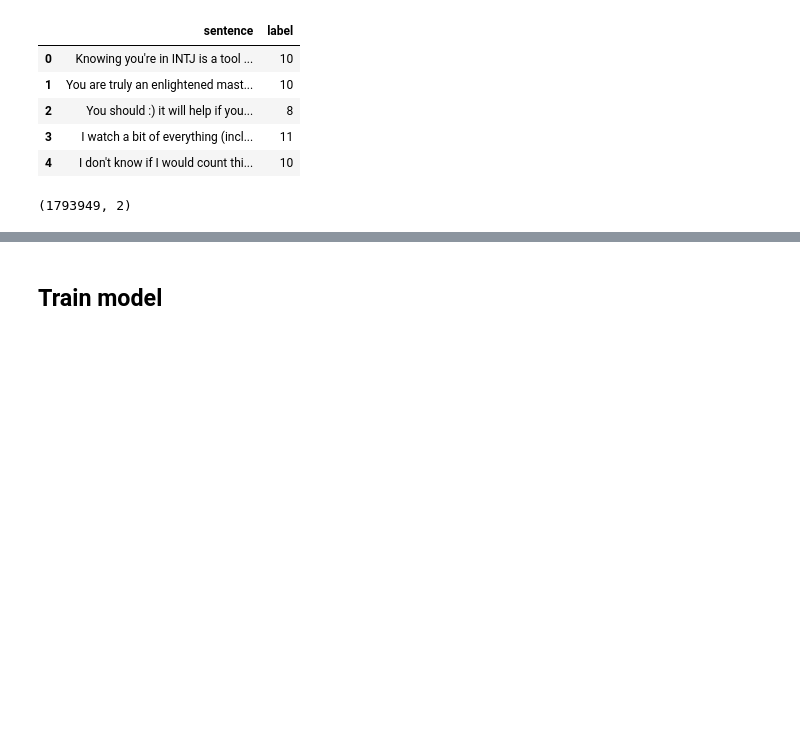
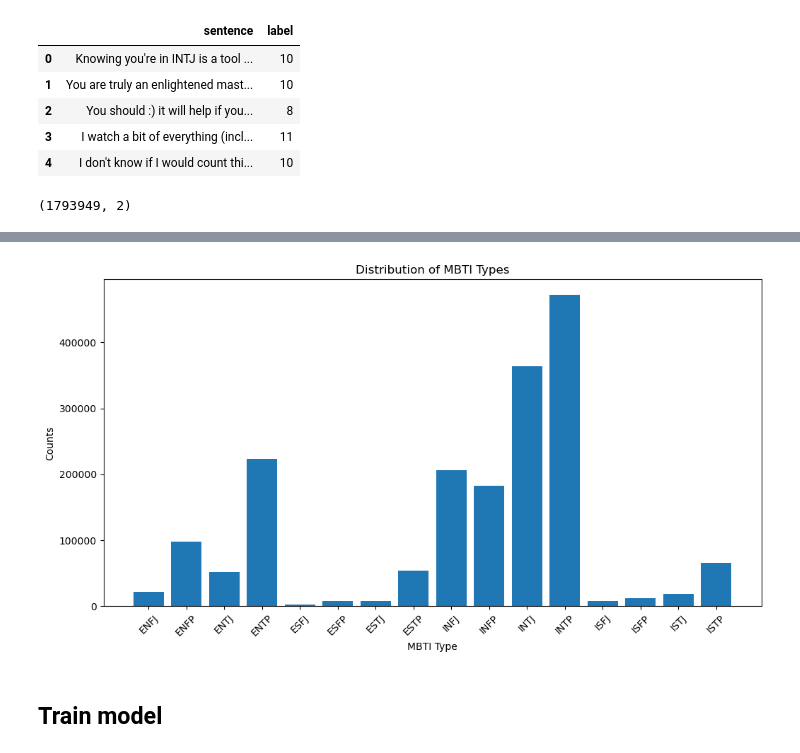
Before and after one commit to stmorse/reddit, a Jupyter notebook: analysis/sandbox3_nontopic.ipynb, the cells around one changed output, grey strips where cells are left out. Drawn from its saved outputs; the diff is of its cells as text; code cells hidden in the pictures; blank space fills up the shorter version.

```diff
--- a/analysis/sandbox3_nontopic.ipynb
+++ b/analysis/sandbox3_nontopic.ipynb
@@ -158,0 +162,3 @@ df.iloc[1000:1200,:].to_csv(f'{BASE_PATH}mbti_data/little_clean_v2_test.csv', in
+# %%
+df_clean = pd.read_csv(f'{BASE_PATH}mbti_data/mbti_clean_v2.csv')
+df_clean.shape
@@ -159,3 +176,15 @@ df.iloc[1000:1200,:].to_csv(f'{BASE_PATH}mbti_data/little_clean_v2_test.csv', in
+# %%
+mbti_types, mbti_counts = np.unique(df_clean['label'], return_counts=True)
+# %%
+plt.figure(figsize=(12, 6))
+plt.bar([code_dict[i] for i in mbti_types], mbti_counts)
+plt.xlabel('MBTI Type')
+plt.ylabel('Counts')
+plt.title('Distribution of MBTI Types')
+plt.xticks(rotation=45)
+plt.show()
+# %% [output]
+[figure, added]
 # %% [markdown]
 ## Train model
 # %%
```
Also changed, not shown: parts of 25 cells of this notebook.
